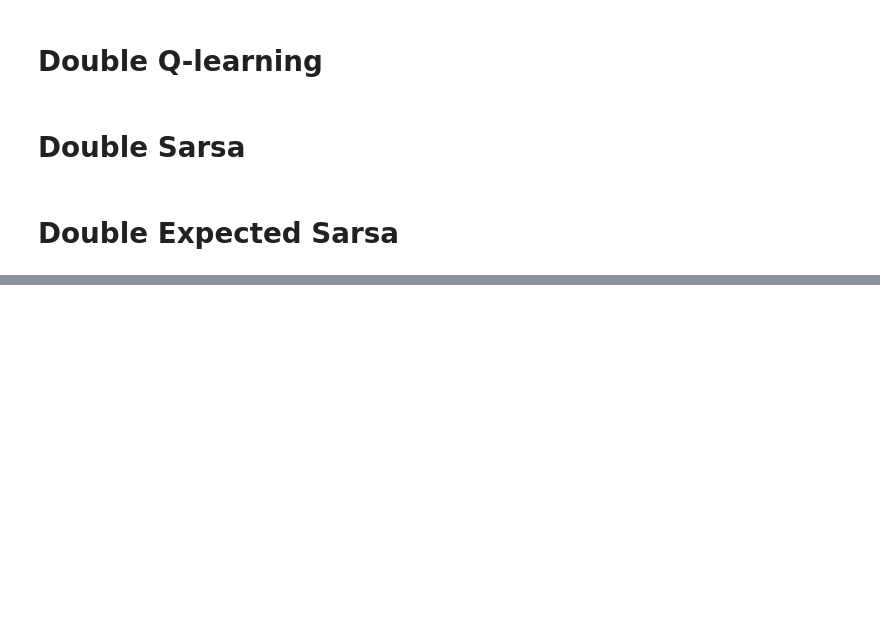
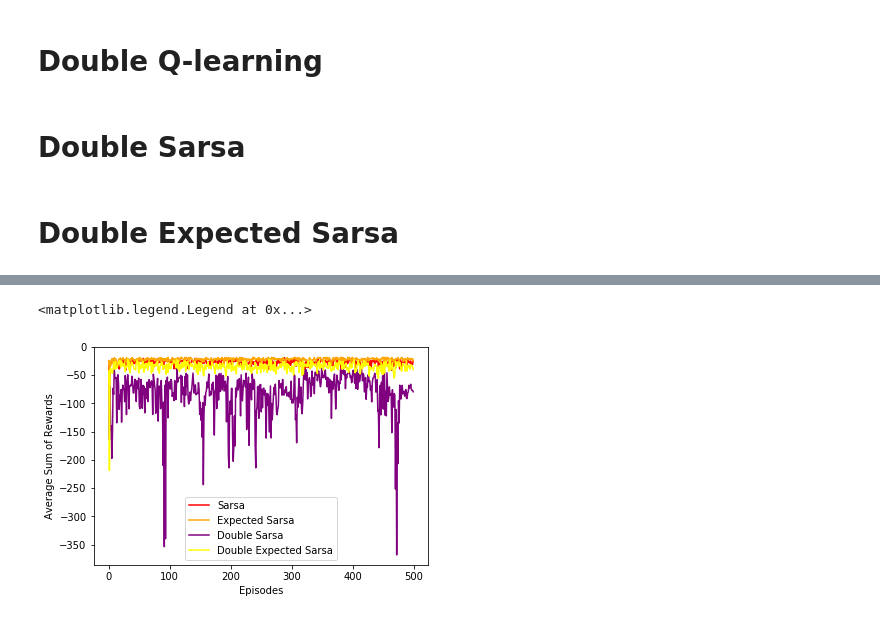
Before and after one commit to jmichaux/independent-study, a Jupyter notebook: reinforcement-learning/ch6_td_learning/td_learning.ipynb, the cells around one changed output, grey strips where cells are left out. Drawn from its saved outputs; the diff is of its cells as text; code cells hidden in the pictures; blank space fills up the shorter version.

```diff
--- a/reinforcement-learning/ch6_td_learning/td_learning.ipynb
+++ b/reinforcement-learning/ch6_td_learning/td_learning.ipynb
@@ -285,0 +345,11 @@ double_expected_sarsa_rewards = running_mean(rewards, 10)
+# %%
+plt.plot(sarsa_rewards, color='red', label='Sarsa')
+plt.plot(expected_sarsa_rewards, color='orange', label='Expected Sarsa')
+plt.plot(double_sarsa_rewards, color='purple', label='Double Sarsa')
+plt.plot(double_expected_sarsa_rewards, color='yellow', label='Double Expected Sarsa')
+plt.xlabel('Episodes')
+plt.ylabel('Average Sum of Rewards')
+plt.legend()
+# %% [output]
+<matplotlib.legend.Legend at 0x...>
+[figure, added]
```
Also changed, not shown: parts of 10 cells of this notebook.
